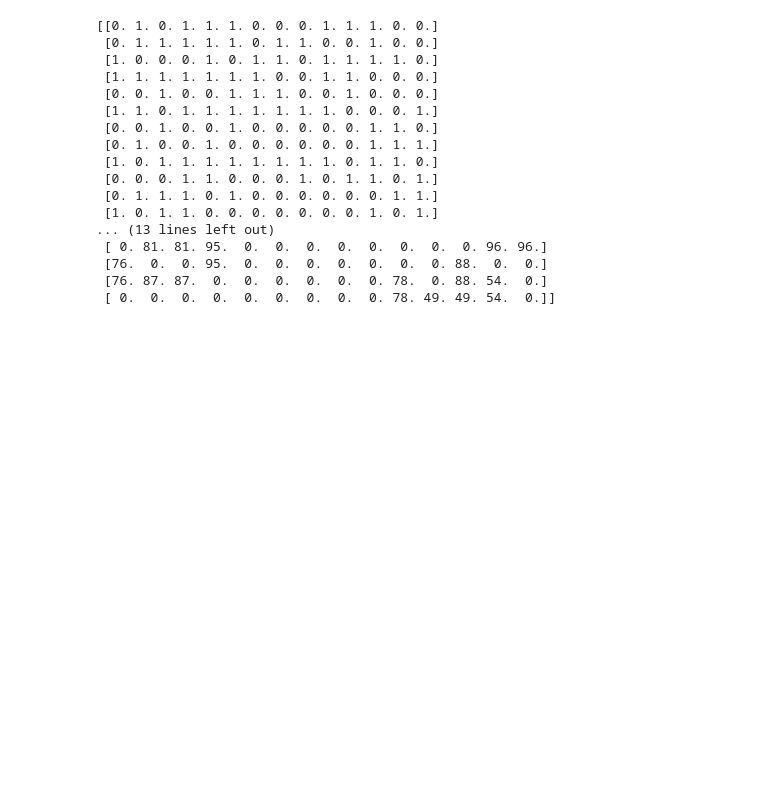
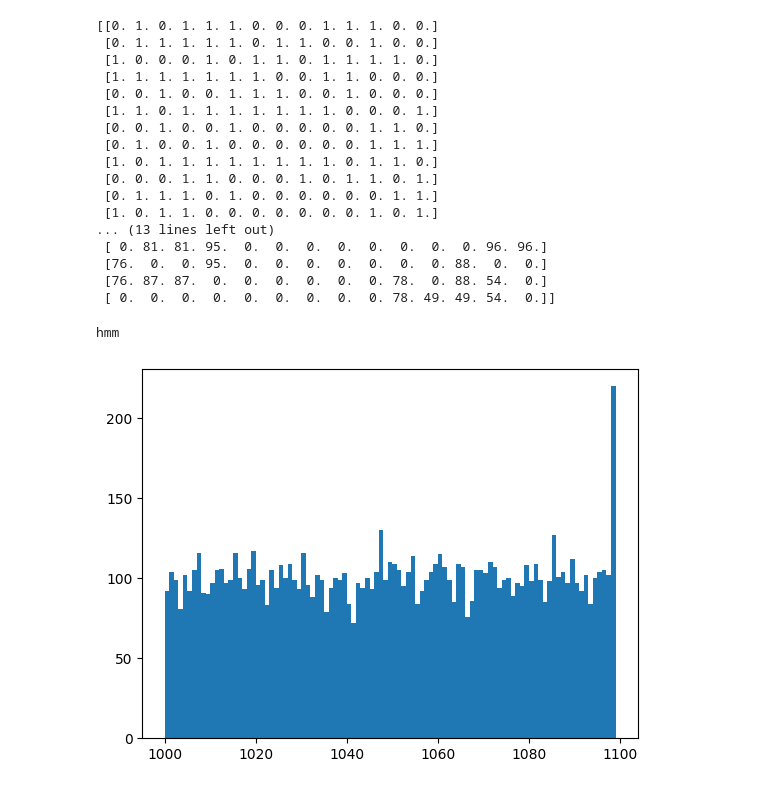
Before and after one commit to bumbac/MT, a Jupyter notebook: src/testing.ipynb, the cells around one changed output. Cells and saved outputs as stored; diff of their text form; code cells hidden in the pictures; blank space fills up the shorter version.

```diff
--- a/src/testing.ipynb
+++ b/src/testing.ipynb
@@ -519,3 +519,7 @@ print(show_pairs(v2, e2, grid))
  [76.  0.  0. 95.  0.  0.  0.  0.  0.  0.  0. 88.  0.  0.]
  [76. 87. 87.  0.  0.  0.  0.  0.  0. 78.  0. 88. 54.  0.]
  [ 0.  0.  0.  0.  0.  0.  0.  0.  0. 78. 49. 49. 54.  0.]]
+# %%
+print("hmm")
+# %% [output]
+hmm
@@ -521,0 +530,11 @@ print(show_pairs(v2, e2, grid))
+# %%
+a = [1000+np.random.randint(100) for i in range(10000)]
+# %%
+max_a = max(a)
+min_a = min(a)
+bins = max_a - min_a
+fig, ax = plt.subplots()
+ax.hist(a, bins=bins)
+plt.show()
+# %% [output]
+[figure, added]
```
Also changed, not shown: parts of 2 cells of this notebook, 2 other files.
